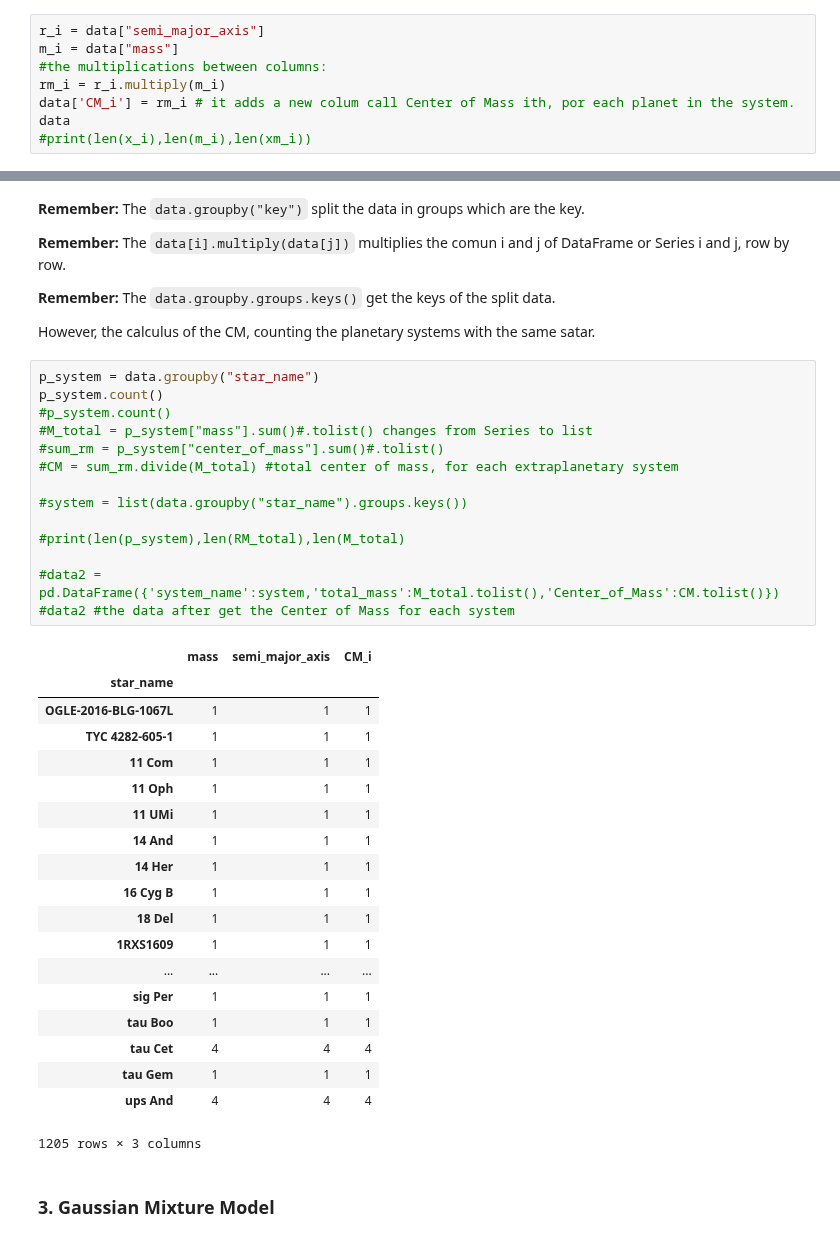
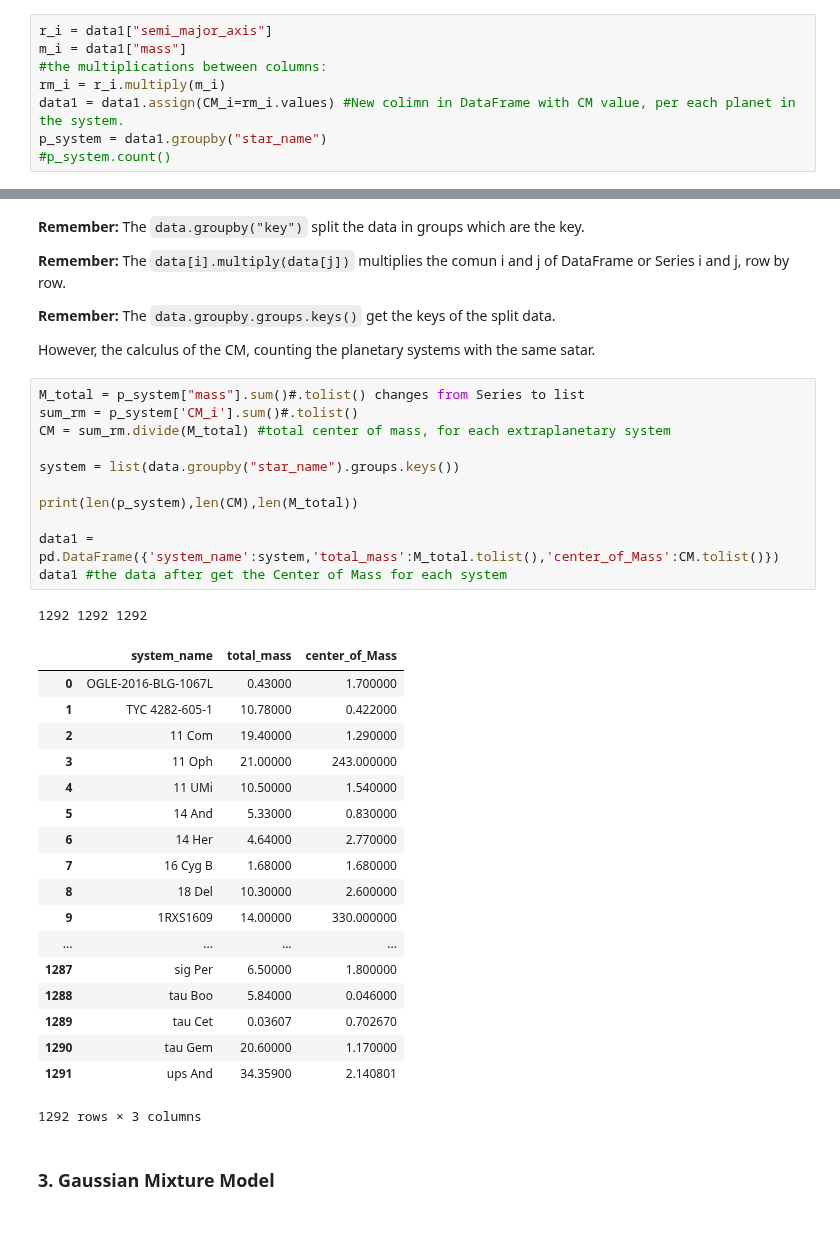
Before and after one commit to fjbautistas/Mixture_Gaussian_CM_of_Planets, a Jupyter notebook: List-Misture_G.ipynb, the cells around one changed output, grey strips where cells are left out. Cells and saved outputs as stored; diff of their text form.

```diff
--- a/List-Misture_G.ipynb
+++ b/List-Misture_G.ipynb
@@ -65,9 +49,9 @@ First we select the columns:
 # %%
-r_i = data["semi_major_axis"]
-m_i = data["mass"]
+r_i = data1["semi_major_axis"]
+m_i = data1["mass"]
 #the multiplications between columns:
 rm_i = r_i.multiply(m_i)
-data['CM_i'] = rm_i # it adds a new colum call Center of Mass ith, por each planet in the system.
-data
-#print(len(x_i),len(m_i),len(xm_i))
+data1 = data1.assign(CM_i=rm_i.values) #New colimn in DataFrame with CM value, per each planet in the system.
+p_system = data1.groupby("star_name")
+#p_system.count()
 # %% [output]
@@ -98,38 +65,35 @@ data
 
 However, the calculus of the CM, counting the planetary systems with the same satar.
 # %%
-p_system = data.groupby("star_name")
-p_system.count()
-#p_system.count()
-#M_total = p_system["mass"].sum()#.tolist() changes from Series to list
-#sum_rm = p_system["center_of_mass"].sum()#.tolist()
-#CM = sum_rm.divide(M_total) #total center of mass, for each extraplanetary system
+M_total = p_system["mass"].sum()#.tolist() changes from Series to list
+sum_rm = p_system['CM_i'].sum()#.tolist()
+CM = sum_rm.divide(M_total) #total center of mass, for each extraplanetary system
 
-#system = list(data.groupby("star_name").groups.keys())
+system = list(data.groupby("star_name").groups.keys())
 
-#print(len(p_system),len(RM_total),len(M_total)
+print(len(p_system),len(CM),len(M_total))
 
-#data2 = pd.DataFrame({'system_name':system,'total_mass':M_total.tolist(),'Center_of_Mass':CM.tolist()})
-#data2 #the data after get the Center of Mass for each system
+data1 = pd.DataFrame({'system_name':system,'total_mass':M_total.tolist(),'center_of_Mass':CM.tolist()})
+data1 #the data after get the Center of Mass for each system
 # %% [output]
+1292 1292 1292
-|  | mass | semi_major_axis | CM_i |
-| star_name |  |  |  |
-| OGLE-2016-BLG-1067L | 1 | 1 | 1 |
-| TYC 4282-605-1 | 1 | 1 | 1 |
-| 11 Com | 1 | 1 | 1 |
-| 11 Oph | 1 | 1 | 1 |
-| 11 UMi | 1 | 1 | 1 |
-| 14 And | 1 | 1 | 1 |
-| 14 Her | 1 | 1 | 1 |
-| 16 Cyg B | 1 | 1 | 1 |
-| 18 Del | 1 | 1 | 1 |
-| 1RXS1609 | 1 | 1 | 1 |
+|  | system_name | total_mass | center_of_Mass |
+| 0 | OGLE-2016-BLG-1067L | 0.43000 | 1.700000 |
+| 1 | TYC 4282-605-1 | 10.78000 | 0.422000 |
+| 2 | 11 Com | 19.40000 | 1.290000 |
+| 3 | 11 Oph | 21.00000 | 243.000000 |
+| 4 | 11 UMi | 10.50000 | 1.540000 |
+| 5 | 14 And | 5.33000 | 0.830000 |
+| 6 | 14 Her | 4.64000 | 2.770000 |
+| 7 | 16 Cyg B | 1.68000 | 1.680000 |
+| 8 | 18 Del | 10.30000 | 2.600000 |
+| 9 | 1RXS1609 | 14.00000 | 330.000000 |
 | ... | ... | ... | ... |
-| sig Per | 1 | 1 | 1 |
-| tau Boo | 1 | 1 | 1 |
-| tau Cet | 4 | 4 | 4 |
-| tau Gem | 1 | 1 | 1 |
-| ups And | 4 | 4 | 4 |
+| 1287 | sig Per | 6.50000 | 1.800000 |
+| 1288 | tau Boo | 5.84000 | 0.046000 |
+| 1289 | tau Cet | 0.03607 | 0.702670 |
+| 1290 | tau Gem | 20.60000 | 1.170000 |
+| 1291 | ups And | 34.35900 | 2.140801 |
-1205 rows × 3 columns
+1292 rows × 3 columns
 # %% [markdown]
 ### 3. Gaussian Mixture Model
```
Also changed, not shown: parts of 6 cells of this notebook, 1 other file.
